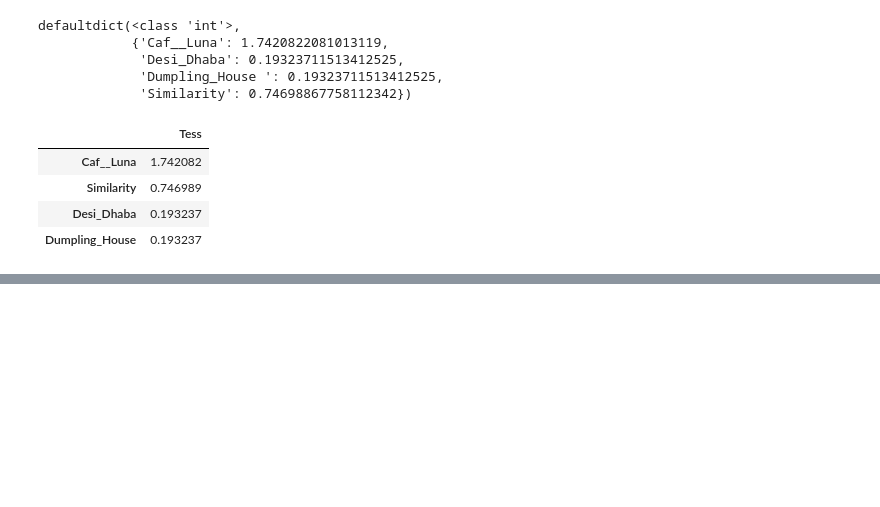
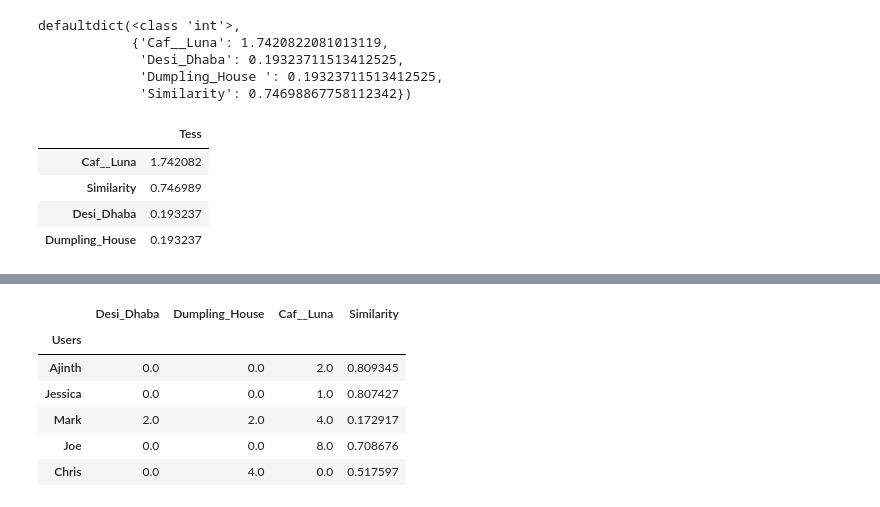
Before and after one commit to Ajinth/Recommender-System, a Jupyter notebook: Research/Recommender_Test_Code.ipynb, the cells around one changed output, grey strips where cells are left out. Drawn from its saved outputs; the diff is of its cells as text; code cells hidden in the pictures; blank space fills up the shorter version.

Commit message:
Cleaning up User-User Filtering Model

```diff
--- a/Research/Recommender_Test_Code.ipynb
+++ b/Research/Recommender_Test_Code.ipynb
@@ -480,0 +507,8 @@ defaultdict(<class 'int'>,
+# %%
+def df_tranposer(df):
+    ur_coocurence_df_t = df.T
+    ur_coocurence_df_t.columns=['Similarity']
+    return ur_coocurence_df_t
+# %%
+user_user_coc_t = df_tranposer(user_user_coc)
+user_user_coc_t
@@ -480,0 +530,3 @@ defaultdict(<class 'int'>,
+# %%
+ur_restaurants_to_rate = rest_to_rate(restaurants_df)
+ur_restaurants_to_rate
@@ -480,0 +572,17 @@ defaultdict(<class 'int'>,
+# %%
+'''Creating the joint matrix between the user similarity and the user rating'''
+
+def joint_matrix_creator(restaurant_to_rate_df, cooccurence_df):
+    joint_matrix = restaurant_to_rate_df.join(cooccurence_df, how='inner')
+    return joint_matrix
+# %%
+joint_df = joint_matrix_creator(ur_restaurants_to_rate,user_user_coc_t )
+joint_df
+# %% [output]
+|  | Desi_Dhaba | Dumpling_House | Caf__Luna | Similarity |
+| Users |  |  |  |  |
+| Ajinth | 0.0 | 0.0 | 2.0 | 0.809345 |
+| Jessica | 0.0 | 0.0 | 1.0 | 0.807427 |
+| Mark | 2.0 | 2.0 | 4.0 | 0.172917 |
+| Joe | 0.0 | 0.0 | 8.0 | 0.708676 |
+| Chris | 0.0 | 4.0 | 0.0 | 0.517597 |
```
Also changed, not shown: parts of 12 cells of this notebook.
